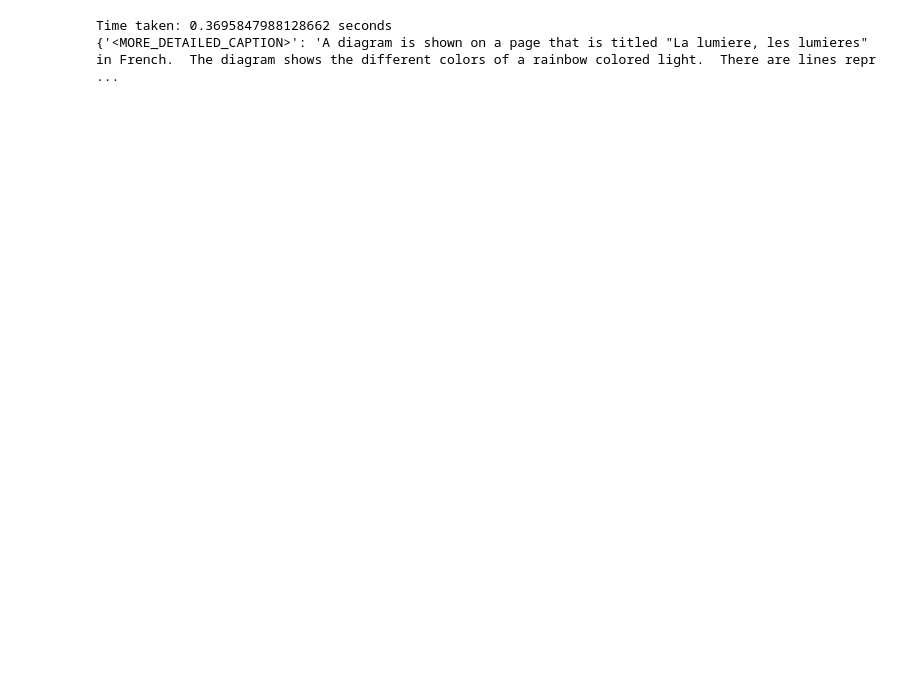
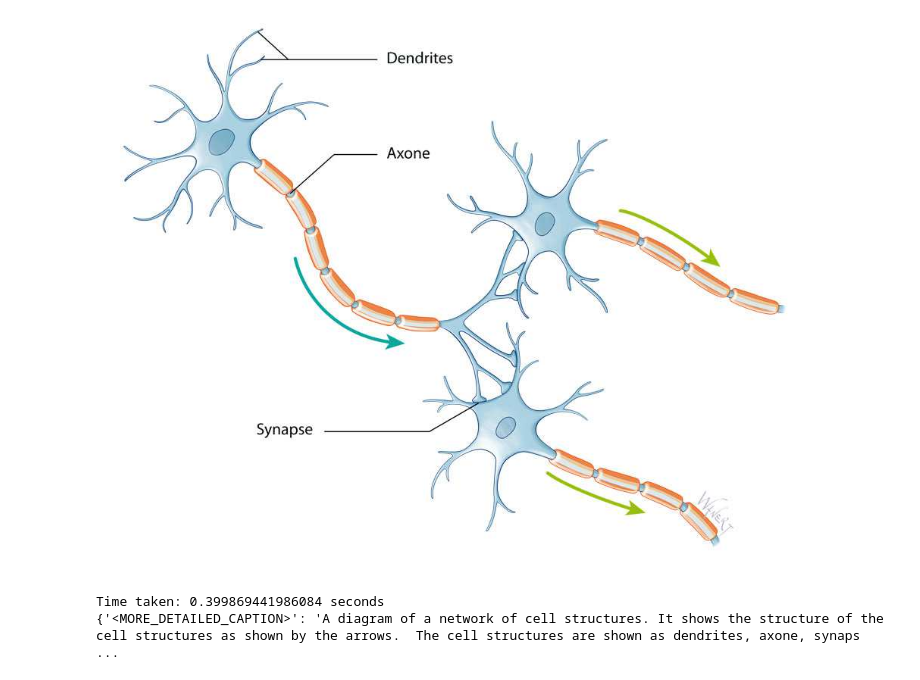
Before and after one commit to betagouv/science-infuse, a Jupyter notebook: server/notebooks/image_captioning.ipynb, the cells around one changed output. Drawn from its saved outputs; the diff is of its cells as text; code cells hidden in the pictures; blank space fills up the shorter version.

```diff
--- a/server/notebooks/image_captioning.ipynb
+++ b/server/notebooks/image_captioning.ipynb
@@ -27,3 +9,8 @@ processor = AutoProcessor.from_pretrained("microsoft/Florence-2-large-ft", trust
+# %%
+image = Image.open("./data/bbe3b37e-86aa-4371-a75e-fded6ef4e0c4.png")
+display(image)
+# %% [output]
+[figure, added]
 # %%
 from PIL import Image
 import time
@@ -45,7 +32,6 @@ def run_florence_2(image, task_prompt, text_input=None):
     parsed_answer = processor.post_process_generation(generated_text, task=task_prompt, image_size=(image.width, image.height))
     return parsed_answer
 
-image = Image.open("./data/image2.jpeg")
 start_time = time.time()
 
 # for i in range(10):
@@ -54,5 +40,5 @@ end_time = time.time()
 print(f"Time taken: {end_time - start_time} seconds")
 print(caption)
 # %% [output]
-Time taken: 0.3695847988128662 seconds
-{'<MORE_DETAILED_CAPTION>': 'A diagram is shown on a page that is titled "La lumiere, les lumieres" in French.  The diagram shows the different colors of a rainbow colored light.  There are lines repr ...
+Time taken: 0.399869441986084 seconds
+{'<MORE_DETAILED_CAPTION>': 'A diagram of a network of cell structures. It shows the structure of the cell structures as shown by the arrows.  The cell structures are shown as dendrites, axone, synaps ...
```
Also changed, not shown: parts of 1 cell of this notebook, 21 other files.
